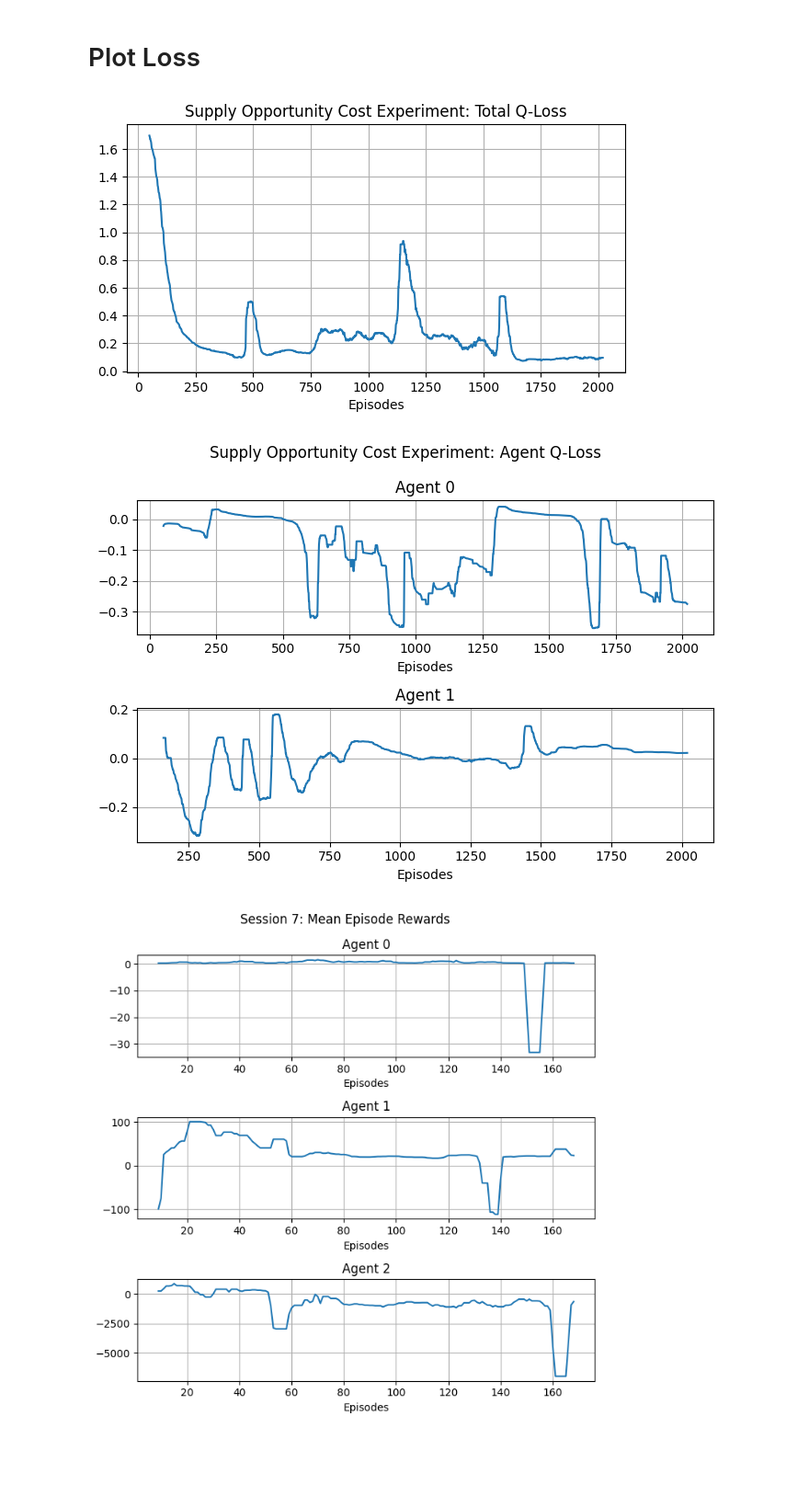
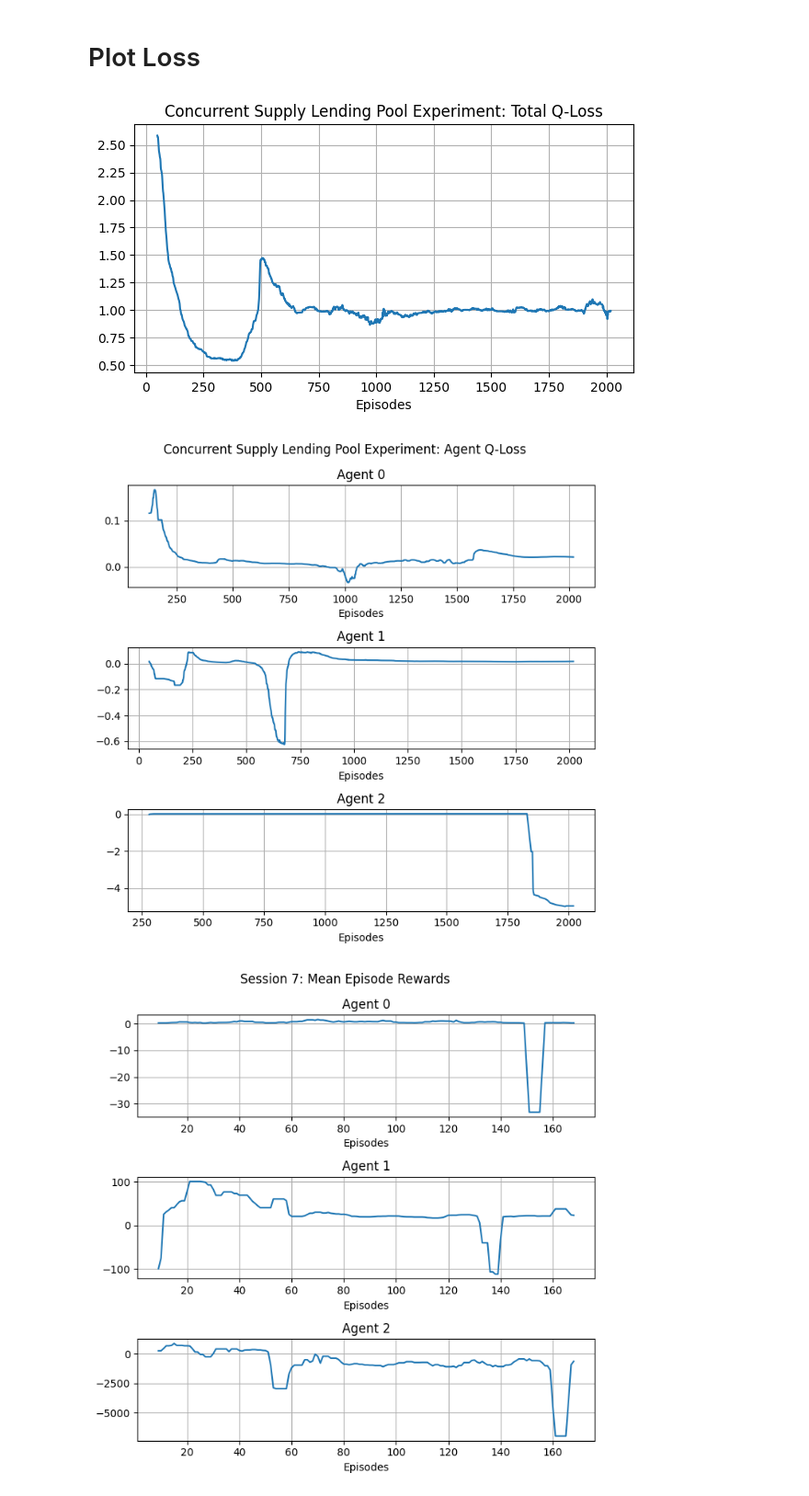
Before and after one commit to buehrerc/MAAC-auto-gov, a Jupyter notebook: analysis/generate_plots.ipynb, the cells around one changed output. Shown at 92% size. Saved outputs shown, nothing was run; the diff lists cells and outputs as text; code cells hidden in the pictures; blank space fills up the shorter version.

Commit message:
re-run session 4

```diff
--- a/analysis/generate_plots.ipynb
+++ b/analysis/generate_plots.ipynb
@@ -6,7 +6,7 @@ from generate_plots import convert_tb_data
 # %% [markdown]
 # Plot Loss
 # %%
-SESSION_ID = 2
+SESSION_ID = 3
 RUN_ID = 2
 # %%
 def generate_plot(df, col_name, title=None, filter_outliers=False, rolling_mean=False):
@@ -54,7 +54,7 @@ def plot_agent_loss(session_id, run_id, agent_num, title=None, filter_outliers=T
         ax[i].legend().remove()
         # ax.set_ylim([0, 0.3 * 1e9])
         ax[i].grid()
-        fig.set_size_inches(7, 5)
+        fig.set_size_inches(7, 7)
         plt.tight_layout()
         fig.suptitle(title)
     fig.savefig(f"./plots/session_{session_id}_q_loss_agent")
@@ -81,13 +81,13 @@ def plot_agent_reward(session_id, run_id, agent_num, filter_outliers=False):
         fig.suptitle(f"Session {session_id}: Mean Episode Rewards")
     fig.savefig(f"./plots/session_{session_id}_mean_reward_agent")
 # %%
-df = format_plot(SESSION_ID, RUN_ID, title="Supply Opportunity Cost Experiment: Total Q-Loss", rolling_mean=True)
+df = format_plot(SESSION_ID, RUN_ID, title="Concurrent Supply Lending Pool Experiment: Total Q-Loss", rolling_mean=True)
 # %% [output]
-[figure, old version]
+[figure, new version]
 # %%
-plot_agent_loss(SESSION_ID, RUN_ID, 2, title="Supply Opportunity Cost Experiment: Agent Q-Loss")
+plot_agent_loss(SESSION_ID, RUN_ID, 3, title="Concurrent Supply Lending Pool Experiment: Agent Q-Loss")
 # %% [output]
-[figure, old version]
+[figure, new version]
 # %%
 plot_agent_reward(SESSION_ID, RUN_ID, 3)
 # %% [output]
```
Also changed, not shown: parts of 5 cells of this notebook, 20 other files.
